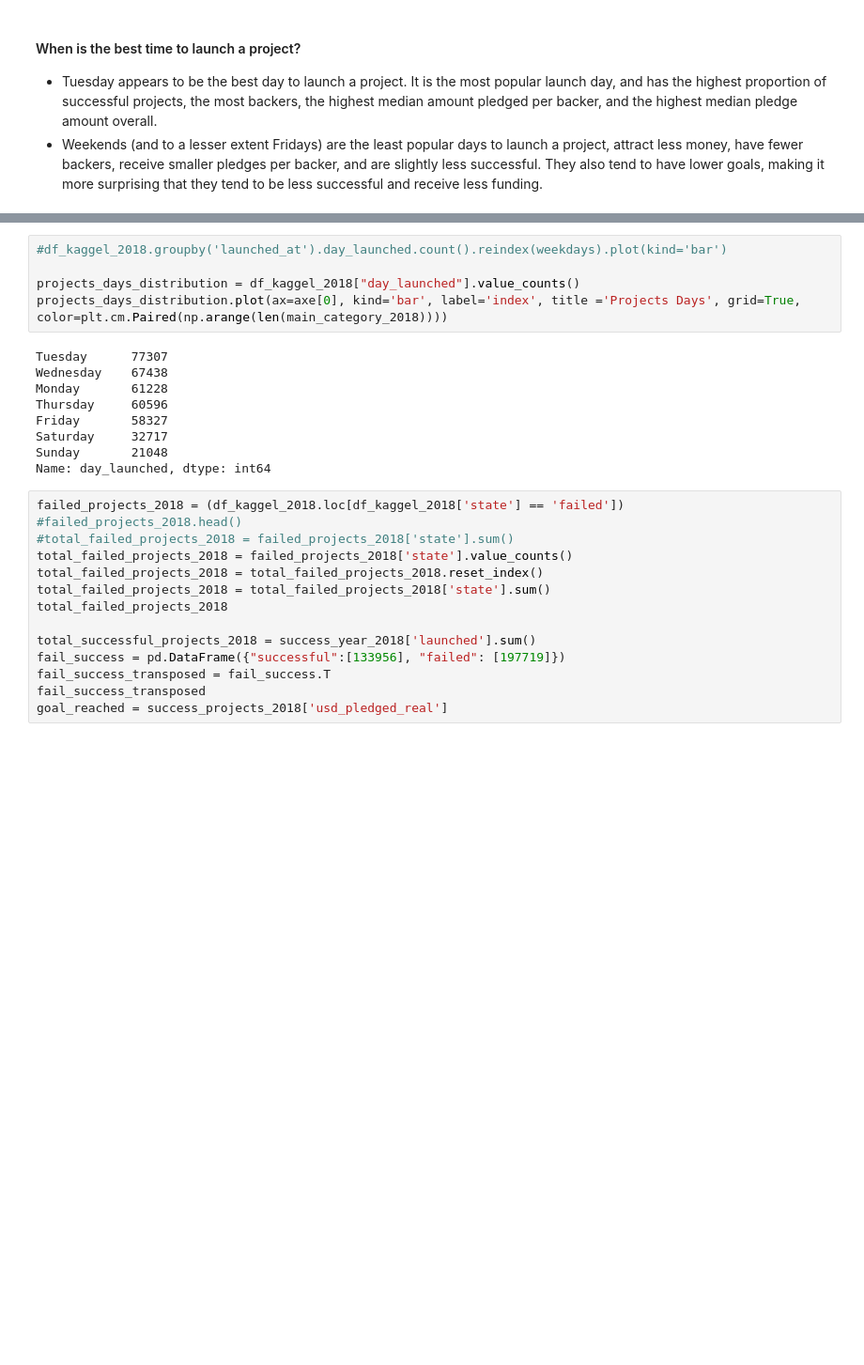
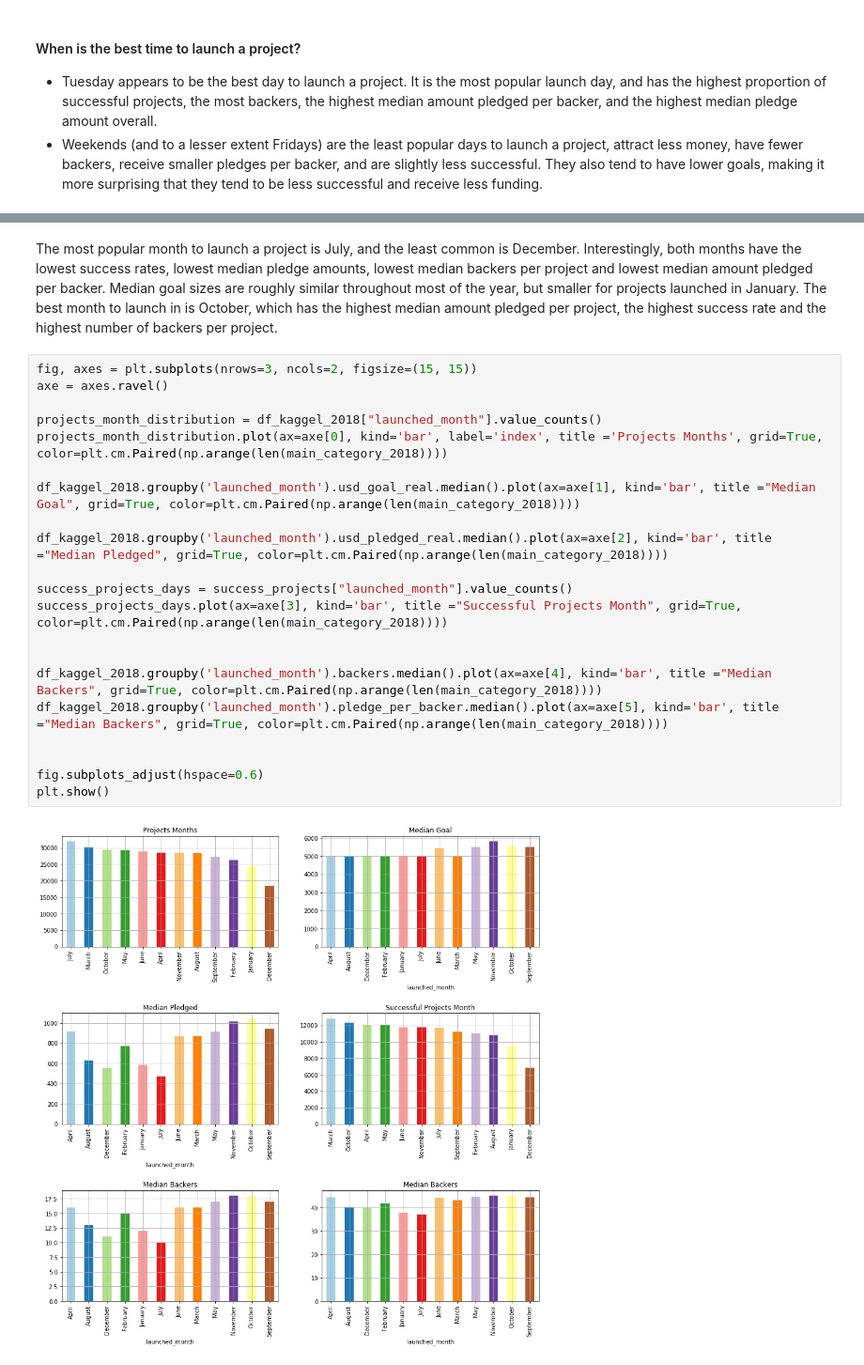
Before and after one commit to Nadinma/Kickstarter-projects, a Jupyter notebook: kickstarter_capstone.ipynb, the cells around one changed output, grey strips where cells are left out. Shown at 94% size. Drawn from its saved outputs; the diff is of its cells as text; blank space fills up the shorter version.

```diff
--- a/kickstarter_capstone.ipynb
+++ b/kickstarter_capstone.ipynb
@@ -351,28 +379,28 @@ plt.show()
-# %%
-#df_kaggel_2018.groupby('launched_at').day_launched.count().reindex(weekdays).plot(kind='bar')
-
-projects_days_distribution = df_kaggel_2018["day_launched"].value_counts()
-projects_days_distribution.plot(ax=axe[0], kind='bar', label='index', title ='Projects Days', grid=True, color=plt.cm.Paired(np.arange(len(main_category_2018))))
-# %% [output]
-Tuesday      77307
-Wednesday    67438
-Monday       61228
-Thursday     60596
-Friday       58327
-Saturday     32717
-Sunday       21048
-Name: day_launched, dtype: int64
-# %%
-failed_projects_2018 = (df_kaggel_2018.loc[df_kaggel_2018['state'] == 'failed'])
-#failed_projects_2018.head()
-#total_failed_projects_2018 = failed_projects_2018['state'].sum()
-total_failed_projects_2018 = failed_projects_2018['state'].value_counts()
-total_failed_projects_2018 = total_failed_projects_2018.reset_index()
-total_failed_projects_2018 = total_failed_projects_2018['state'].sum()
-total_failed_projects_2018
-
-total_successful_projects_2018 = success_year_2018['launched'].sum()
-fail_success = pd.DataFrame({"successful":[133956], "failed": [197719]})
-fail_success_transposed = fail_success.T
-fail_success_transposed
-goal_reached = success_projects_2018['usd_pledged_real']
+# %% [markdown]
+The most popular month to launch a project is July, and the least common is December.
+Interestingly, both months have the lowest success rates, lowest median pledge amounts, lowest median backers per project and lowest median amount pledged per backer.
+Median goal sizes are roughly similar throughout most of the year, but smaller for projects launched in January.
+The best month to launch in is October, which has the highest median amount pledged per project, the highest success rate and the highest number of backers per project.
+# %%
+fig, axes = plt.subplots(nrows=3, ncols=2, figsize=(15, 15))
+axe = axes.ravel()
+
+projects_month_distribution = df_kaggel_2018["launched_month"].value_counts()
+projects_month_distribution.plot(ax=axe[0], kind='bar', label='index', title ='Projects Months', grid=True, color=plt.cm.Paired(np.arange(len(main_category_2018))))
+
+df_kaggel_2018.groupby('launched_month').usd_goal_real.median().plot(ax=axe[1], kind='bar', title ="Median Goal", grid=True, color=plt.cm.Paired(np.arange(len(main_category_2018))))
+
+df_kaggel_2018.groupby('launched_month').usd_pledged_real.median().plot(ax=axe[2], kind='bar', title ="Median Pledged", grid=True, color=plt.cm.Paired(np.arange(len(main_category_2018))))
+
+success_projects_days = success_projects["launched_month"].value_counts()
+success_projects_days.plot(ax=axe[3], kind='bar', title ="Successful Projects Month", grid=True, color=plt.cm.Paired(np.arange(len(main_category_2018))))
+
+
+df_kaggel_2018.groupby('launched_month').backers.median().plot(ax=axe[4], kind='bar', title ="Median Backers", grid=True, color=plt.cm.Paired(np.arange(len(main_category_2018))))
+df_kaggel_2018.groupby('launched_month').pledge_per_backer.median().plot(ax=axe[5], kind='bar', title ="Median Backers", grid=True, color=plt.cm.Paired(np.arange(len(main_category_2018))))
+
+
+fig.subplots_adjust(hspace=0.6)
+plt.show()
+# %% [output]
+[figure, added]
```
Also changed, not shown: parts of 11 cells of this notebook.
